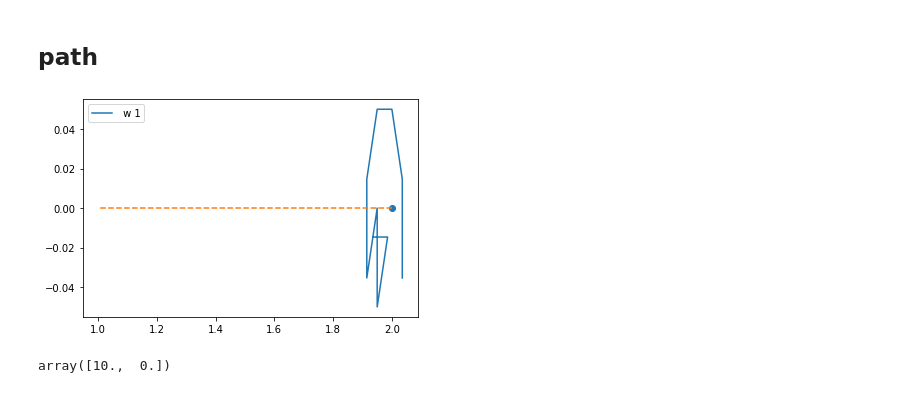
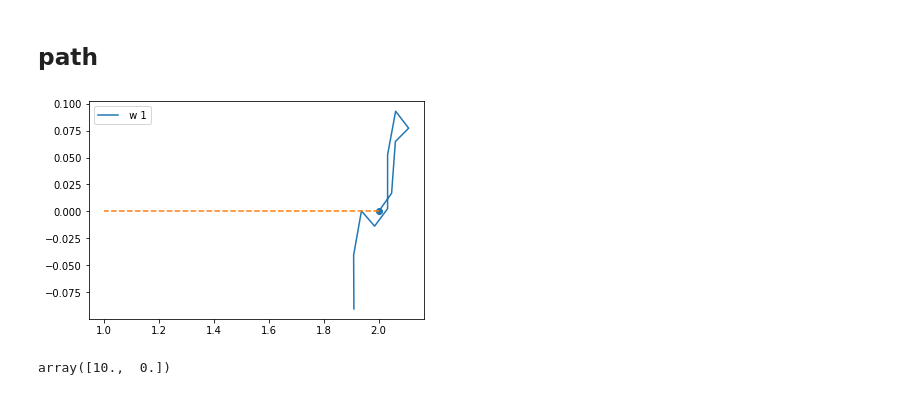
Before and after one commit to Nyctolex/Autonomous-Car, a Jupyter notebook: Path Control/Alex's junk code/Path Control Mathematics.ipynb, the cells around one changed output. Saved outputs shown, nothing was run; the diff lists cells and outputs as text; code cells hidden in the pictures.

```diff
--- a/Path Control/Alex's junk code/Path Control Mathematics.ipynb
+++ b/Path Control/Alex's junk code/Path Control Mathematics.ipynb
@@ -553,10 +578,6 @@ plt.plot(car_path[:,0], car_path[:,1])
 # %% [markdown]
 ## Now try path
 # %%
-import numpy as np
-from numpy.linalg import norm
-import matplotlib.pyplot as plt
-%matplotlib inline
 class Car():
     def __init__(self, initial_position, direction, velocity):
         self.position = np.array(initial_position)
@@ -608,20 +629,19 @@ def plot_path(path):
 def point_distance(p1, p2):
     return norm(p2-p1)
 
-def line_point_distance(p1, p2, point):
-    p = p2-p1
+def line_point_distance(line, point):
+    p = line[1]-line[0]
     n = np.array([-p[1],p[0]])
-    n_hat = n/norm(n)
-    return point@n_hat
+    n_hat = hat(n)
+    return np.dot(point, n_hat)
 
 def passed_section(p1, p2, point):
     p = p2-p1
     p3 = p2-point
     return p@p3 < 0
 
-def distance_to_end_section(p1, p2, point):
-    p = p2-p1
-    p_hat = p/norm(p)
+def distance_to_end_section(p, point):
+    p_hat = hat(p)
     p3 = p2-point
     return p_hat@p3
 
@@ -713,7 +736,7 @@ def simulation(w, end_section_threshold, learning_rate, path,initial_pos, initia
 
     car = Car(initial_pos, initial_theta, initial_velocity)
     plt.scatter(initial_pos[0], initial_pos[1])
-    car_path = []
+    car_path = [initial_pos]
 
     i = 0
     for t in range(max_itteration):
@@ -725,11 +748,6 @@ def simulation(w, end_section_threshold, learning_rate, path,initial_pos, initia
             print("new i ", i)
 
 
-        p1 = path[i]
-        p2 = path[i+1]
-        line = np.array([p1, p2])
-
-
         theta = car.get_direction()
         velocity = car.velocity
         v_hat = np.array([np.cos(theta), np.sin(theta)])
@@ -737,54 +755,49 @@ def simulation(w, end_section_threshold, learning_rate, path,initial_pos, initia
 
         d = abs(line_point_distance(line, car.position))
         distance_direction_change = distance_controller(car.position, v, line)
-        parallel_direction_change = angle_controller(line, v_hat, car.position)
+        parallel_direction_change = angle_controller(line, v_hat)
 
         proportional = (w*d/(w*d+1))
         d_theta = (1-proportional)*parallel_direction_change + proportional*distance_direction_change
-        new_theta =theta +  distance_direction_change*learning_rate
-
+        new_theta =theta +  d_theta
 
         car.set_direction(new_theta)
         car.update_position(dt)
         car_path.append(car.position)
+
+
+
 
     car_path = np.array(car_path)
     plt.plot(car_path[:,0], car_path[:,1],  label=f' w {w}')
     plt.legend()
 
 
-
-
-
-    last_position = car.position
-
-
     plot_path(path)
 # %% [markdown]
 ## path
 # %%
 import numpy as np
 from numpy.linalg import norm
 import matplotlib.pyplot as plt
 %matplotlib inline
 #hyper parameters
 w = 1
 end_section_threshold = 0.1
 initial_velocity = 0.1
 dt = 0.5
 learning_rate = 0.5
 
 initial_pos = np.array([2,0])
 #initial parameters
 path = np.array([initial_pos, [1,0], [2,1], [4,5],[6,5], [6, 10], [4,10]])
 path = path[:2]
-loss_ratio = 1
 
 initial_theta = np.pi/2
 
 simulation(w, end_section_threshold, learning_rate, path,initial_pos, initial_velocity, initial_theta, dt, 10)
 # %% [output]
-[figure, old version]
+[figure, new version]
 # %%
 r = 10
 theta = np.linspace(0, 2*np.pi, 9)
```
Also changed, not shown: parts of 11 cells of this notebook.
